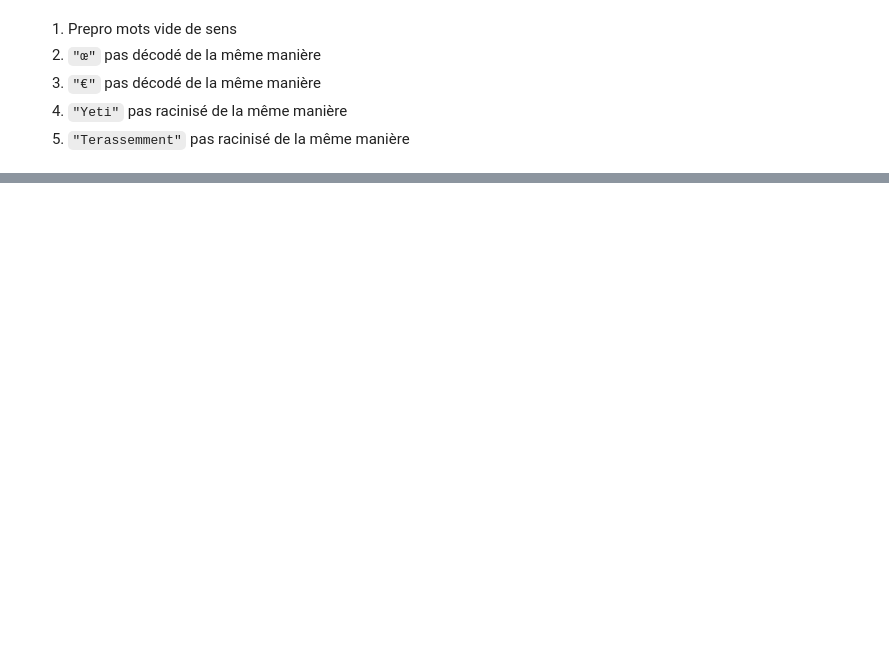
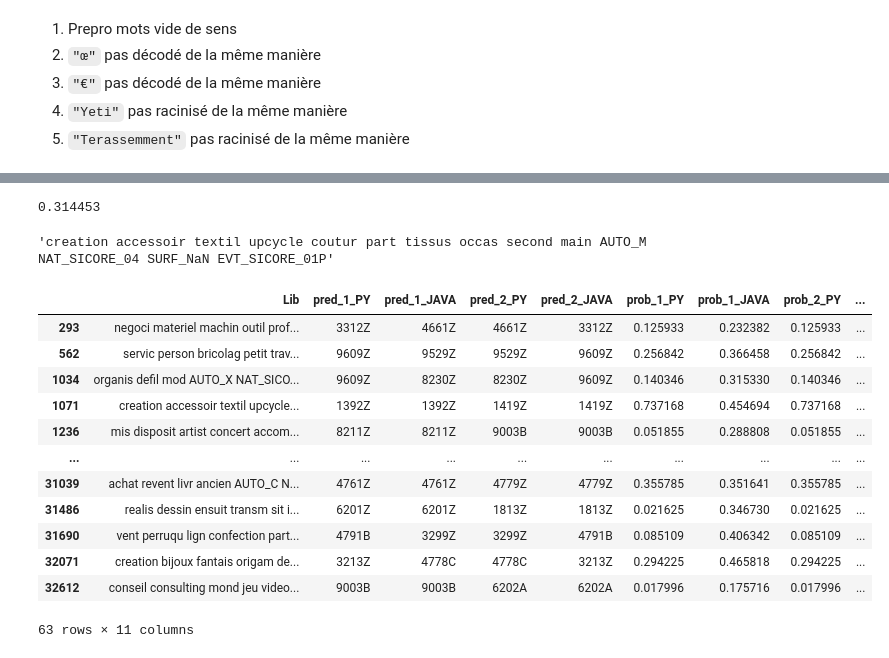
Before and after one commit to InseeFrLab/codif-ape-train, a Jupyter notebook: notebooks/log_exploration.ipynb, the cells around one changed output, grey strips where cells are left out. Cells and saved outputs as stored; diff of their text form; code cells hidden in the pictures; blank space fills up the shorter version.

````diff
--- a/notebooks/log_exploration.ipynb
+++ b/notebooks/log_exploration.ipynb
@@ -174,4 +446,5 @@ x = compare_libs[~compare_libs["CHECK"]]
 4) ```"Yeti"``` pas racinisé de la même manière
 5) ```"Terassemment"``` pas racinisé de la même manière
 # %%
-model = fasttext.load_model("../models/model.bin")
+import fasttext
+model = fasttext.load_model("../fastText-0.1.0/model.bin")
@@ -199,3 +487,27 @@ df_compare = pd.DataFrame({
+# %%
+x = 0.314453
+
+round(np.exp(np.log(x))*10000000) / 10000000
+# %% [output]
+0.314453
+# %%
+df_compare.iloc[1071,0]
+# %% [output]
+'creation accessoir textil upcycle coutur part tissus occas second main AUTO_M NAT_SICORE_04 SURF_NaN EVT_SICORE_01P'
 # %%
-df_compare[df_compare.pred_1_PY != df_compare.pred_1_JAVA]
+df_compare[(df_compare.prob_1_PY == df_compare.prob_2_PY)]
+# %% [output]
+|  | Lib | pred_1_PY | pred_1_JAVA | pred_2_PY | pred_2_JAVA | prob_1_PY | prob_1_JAVA | prob_2_PY | ... |
+| 293 | negoci materiel machin outil prof... | 3312Z | 4661Z | 4661Z | 3312Z | 0.125933 | 0.232382 | 0.125933 | ... |
+| 562 | servic person bricolag petit trav... | 9609Z | 9529Z | 9529Z | 9609Z | 0.256842 | 0.366458 | 0.256842 | ... |
+| 1034 | organis defil mod AUTO_X NAT_SICO... | 9609Z | 8230Z | 8230Z | 9609Z | 0.140346 | 0.315330 | 0.140346 | ... |
+| 1071 | creation accessoir textil upcycle... | 1392Z | 1392Z | 1419Z | 1419Z | 0.737168 | 0.454694 | 0.737168 | ... |
+| 1236 | mis disposit artist concert accom... | 8211Z | 8211Z | 9003B | 9003B | 0.051855 | 0.288808 | 0.051855 | ... |
+| ... | ... | ... | ... | ... | ... | ... | ... | ... | ... |
+| 31039 | achat revent livr ancien AUTO_C N... | 4761Z | 4761Z | 4779Z | 4779Z | 0.355785 | 0.351641 | 0.355785 | ... |
+| 31486 | realis dessin ensuit transm sit i... | 6201Z | 6201Z | 1813Z | 1813Z | 0.021625 | 0.346730 | 0.021625 | ... |
+| 31690 | vent perruqu lign confection part... | 4791B | 3299Z | 3299Z | 4791B | 0.085109 | 0.406342 | 0.085109 | ... |
+| 32071 | creation bijoux fantais origam de... | 3213Z | 4778C | 4778C | 3213Z | 0.294225 | 0.465818 | 0.294225 | ... |
+| 32612 | conseil consulting mond jeu video... | 9003B | 9003B | 6202A | 6202A | 0.017996 | 0.175716 | 0.017996 | ... |
+63 rows × 11 columns
 # %%
````
Also changed, not shown: parts of 17 cells of this notebook.
